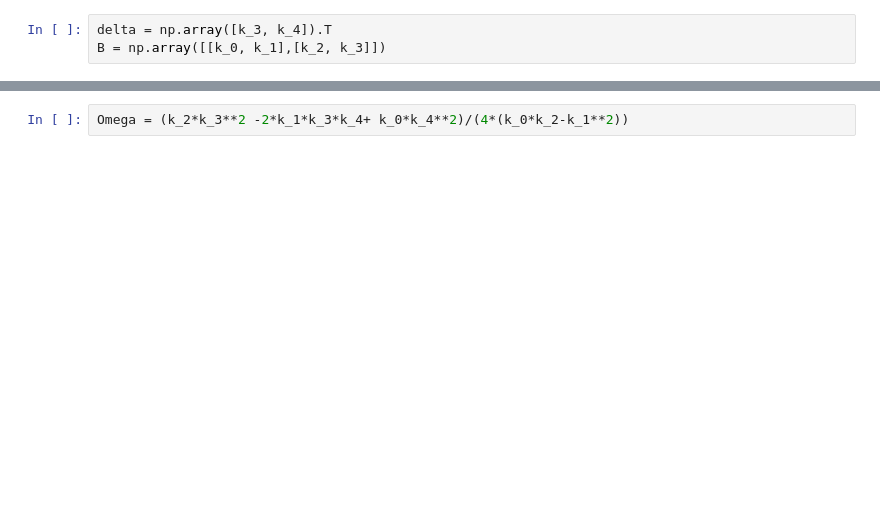
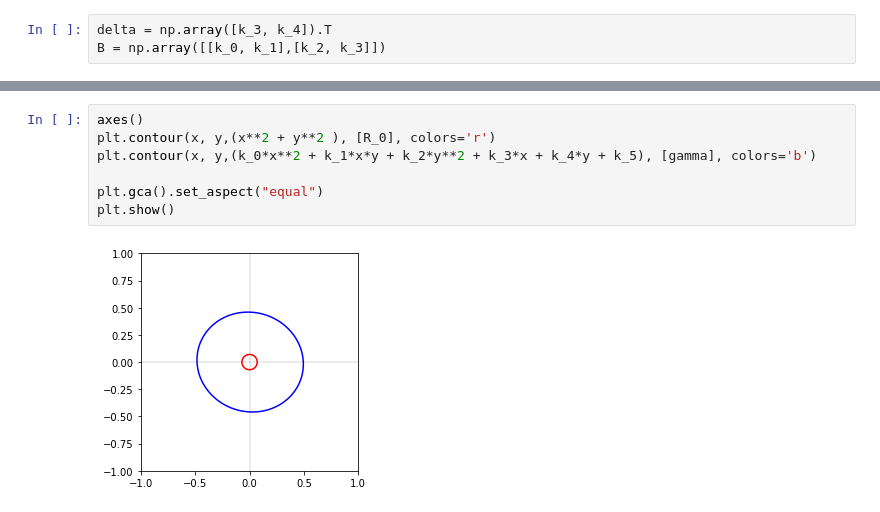
Before and after one commit to vittorioserra/jupiter_moons, a Jupyter notebook: pymeeus-master/Phenomena/Enhanced shadow model.ipynb, the cells around one changed output, grey strips where cells are left out. Drawn from its saved outputs; the diff is of its cells as text; blank space fills up the shorter version.

```diff
--- a/pymeeus-master/Phenomena/Enhanced shadow model.ipynb
+++ b/pymeeus-master/Phenomena/Enhanced shadow model.ipynb
@@ -93,2 +184,9 @@ print(R_0)
-# %%
-Omega = (k_2*k_3**2 -2*k_1*k_3*k_4+ k_0*k_4**2)/(4*(k_0*k_2-k_1**2))
+# %%
+axes()
+plt.contour(x, y,(x**2 + y**2 ), [R_0], colors='r')
+plt.contour(x, y,(k_0*x**2 + k_1*x*y + k_2*y**2 + k_3*x + k_4*y + k_5), [gamma], colors='b')
+
+plt.gca().set_aspect("equal")
+plt.show()
+# %% [output]
+[figure, added]
```
Also changed, not shown: parts of 21 cells of this notebook, 8 other files.
